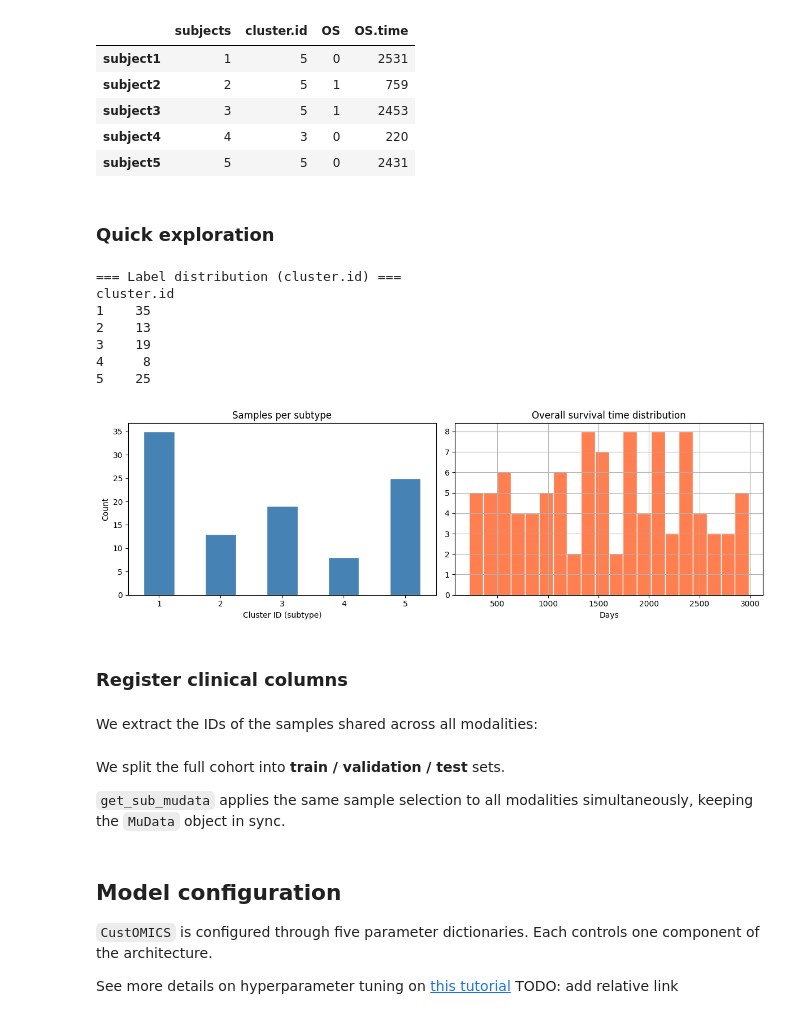
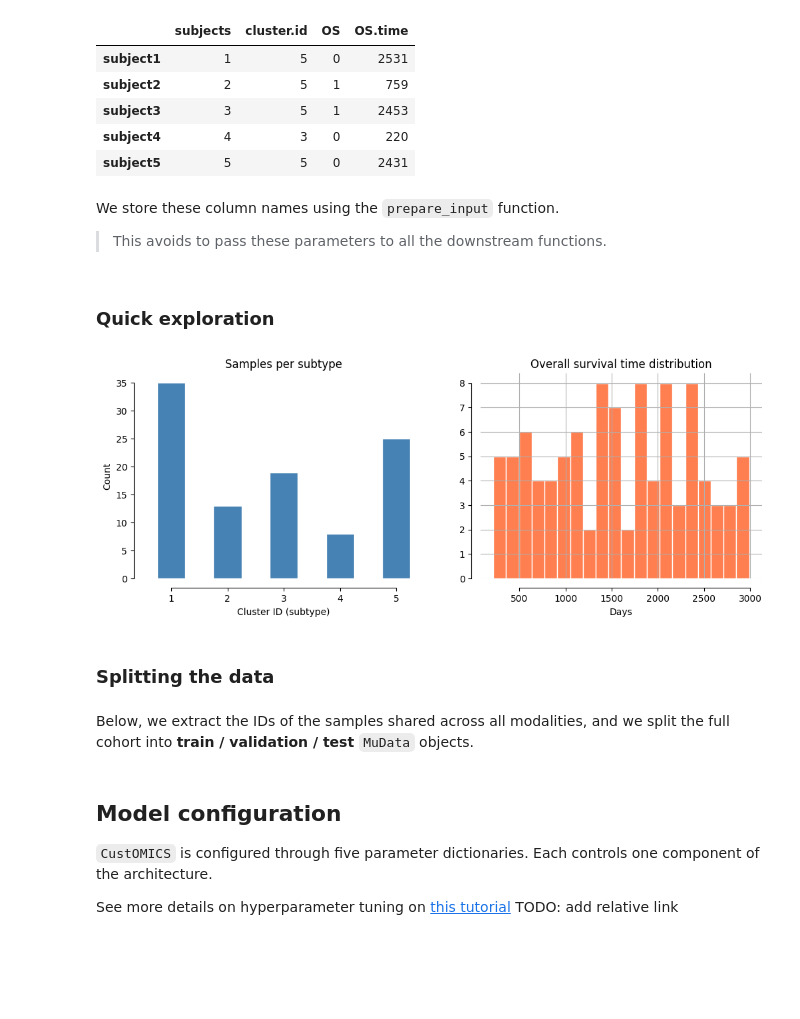
Before and after one commit to prism-oncology/customics, a Jupyter notebook: docs/tutorials/usage.ipynb, the cells around one changed output. Drawn from its saved outputs; the diff is of its cells as text; code cells hidden in the pictures; blank space fills up the shorter version.

```diff
--- a/docs/tutorials/usage.ipynb
+++ b/docs/tutorials/usage.ipynb
@@ -59,40 +61,36 @@ mdata.obs.head()
 | subject3 | 3 | 5 | 1 | 2453 |
 | subject4 | 4 | 3 | 0 | 220 |
 | subject5 | 5 | 5 | 0 | 2431 |
-# %% [markdown]
-### Quick exploration
-# %%
-import matplotlib.pyplot as plt
-
-# Class distribution — the label we will train the classifier on.
-print("\n=== Label distribution (cluster.id) ===")
-counts = mdata.obs["cluster.id"].value_counts().sort_index()
-print(counts.to_string())
-
-fig, axes = plt.subplots(1, 2, figsize=(12, 4))
-counts.plot(kind="bar", ax=axes[0], color="steelblue", edgecolor="white")
-axes[0].set_title("Samples per subtype")
-axes[0].set_xlabel("Cluster ID (subtype)")
-axes[0].set_ylabel("Count")
-axes[0].tick_params(axis="x", rotation=0)
-
-mdata.obs["OS.time"].hist(bins=20, ax=axes[1], color="coral", edgecolor="white")
-axes[1].set_title("Overall survival time distribution")
-axes[1].set_xlabel("Days")
-plt.tight_layout()
-plt.show()
-# %% [output]
-=== Label distribution (cluster.id) ===
-cluster.id
-1    35
-2    13
-3    19
-4     8
-5    25
-[figure, old version]
 # %% [markdown]
-### Register clinical columns
+We store these column names using the `prepare_input` function.
+
+> This avoids to pass these parameters to all the downstream functions.
 # %%
 customics.prepare_input(mdata, label="cluster.id", event="OS", surv_time="OS.time")
+# %% [markdown]
+### Quick exploration
+# %%
+# TODO: make this a single plot function that takes no arg (keys already registered in mdata.uns)
+
+import matplotlib.pyplot as plt
+import seaborn as sns
+
+counts = mdata.obs["cluster.id"].value_counts().sort_index()
+
+fig, axes = plt.subplots(1, 2, figsize=(12, 4))
+counts.plot(kind="bar", ax=axes[0], color="steelblue", edgecolor="white")
+axes[0].set_title("Samples per subtype")
+axes[0].set_xlabel("Cluster ID (subtype)")
+axes[0].set_ylabel("Count")
+axes[0].tick_params(axis="x", rotation=0)
+
+mdata.obs["OS.time"].hist(bins=20, ax=axes[1], color="coral", edgecolor="white")
+axes[1].set_title("Overall survival time distribution")
+axes[1].set_xlabel("Days")
+sns.despine(offset=10, trim=True)
+# %% [output]
+[figure, new version]
+# %% [markdown]
+### Splitting the data
 # %% [markdown]
-We extract the IDs of the samples shared across all modalities:
+Below, we extract the IDs of the samples shared across all modalities, and we split the full cohort into **train / validation / test** `MuData` objects.
@@ -101,5 +97 @@ shared_samples = customics.get_shared_samples(mdata)
-# %% [markdown]
-We split the full cohort into **train / validation / test** sets.
-
-`get_sub_mudata` applies the same sample selection to all modalities simultaneously, keeping the `MuData` object in sync.
 # %%
```
Also changed, not shown: parts of 12 cells of this notebook, 3 other files.
